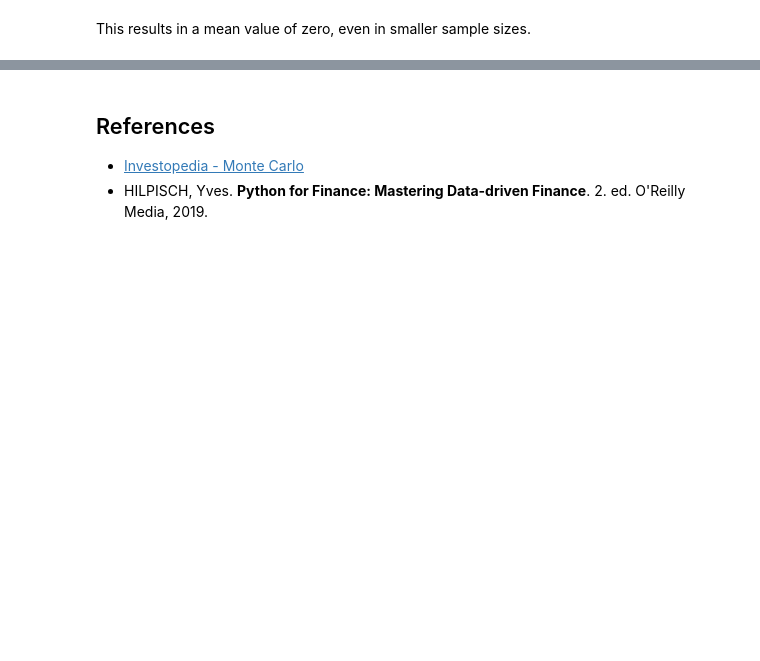
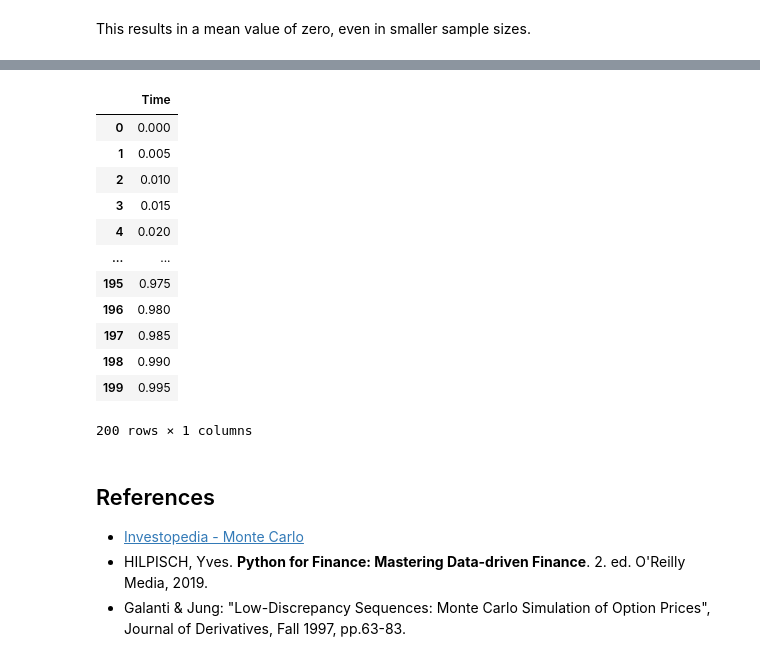
Before and after one commit to fbristotti/cqf, a Jupyter notebook: final/final.ipynb, the cells around one changed output, grey strips where cells are left out. Saved outputs shown, nothing was run; the diff lists cells and outputs as text; code cells hidden in the pictures; blank space fills up the shorter version.

```diff
--- a/final/final.ipynb
+++ b/final/final.ipynb
@@ -107,7 +202,7 @@ T = 1.0
 sigma_a = 0.35
 sigma_i = 0.20
 r = 0.02
-N = 100
+N = 200
 dt = T / N
 ts = np.arange(0, T, dt)
 dB = np.concatenate((np.zeros(1), np.random.randn(N-1)*np.sqrt(dt)))
@@ -186,4 +231,21 @@ df, df.plot()
+# %%
+df = pd.DataFrame(data=ts, columns=['Time'])
+# %% [output]
+|  | Time |
+| 0 | 0.000 |
+| 1 | 0.005 |
+| 2 | 0.010 |
+| 3 | 0.015 |
+| 4 | 0.020 |
+| ... | ... |
+| 195 | 0.975 |
+| 196 | 0.980 |
+| 197 | 0.985 |
+| 198 | 0.990 |
+| 199 | 0.995 |
+200 rows × 1 columns
 # %% [markdown]
 ## References
 - [Investopedia - Monte Carlo](https://www.investopedia.com/articles/07/montecarlo.asp)
 - HILPISCH, Yves. **Python for Finance: Mastering Data-driven Finance**. 2. ed. O'Reilly Media, 2019.
+- Galanti & Jung: "Low-Discrepancy Sequences: Monte Carlo Simulation of Option Prices", Journal of Derivatives, Fall 1997, pp.63-83.
```
Also changed, not shown: parts of 22 cells of this notebook, 5 other files.
